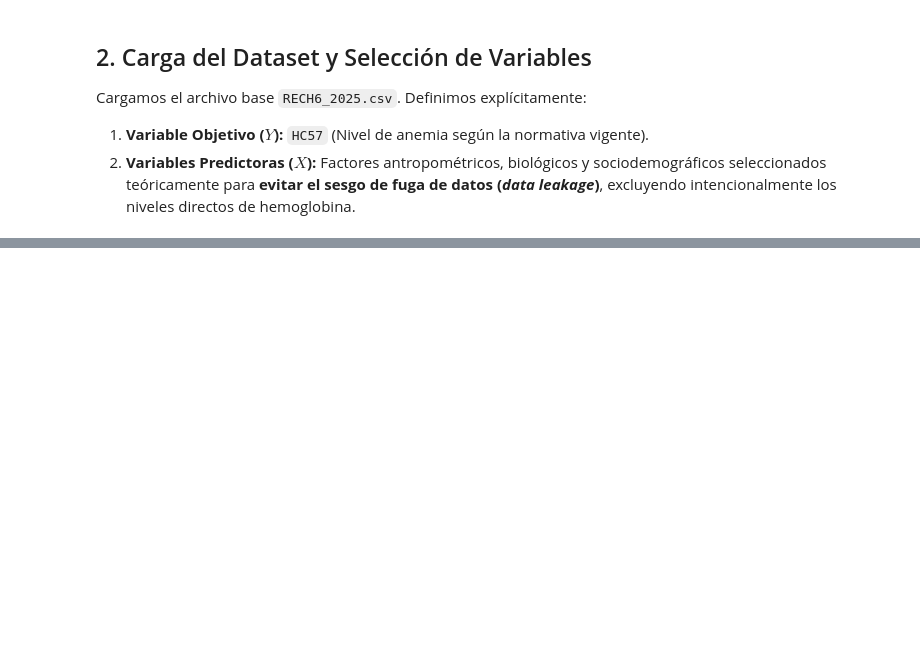
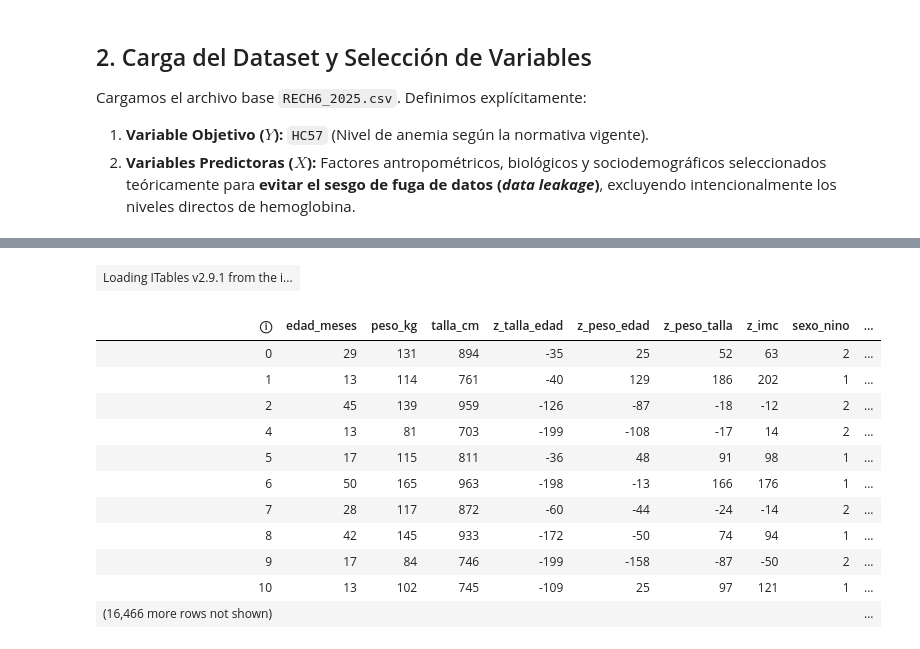
Before and after one commit to Biasphy/AnemiaLDA, a Jupyter notebook: Notebooks/main.ipynb, the cells around one changed output, grey strips where cells are left out. Cells and saved outputs as stored; diff of their text form; code cells hidden in the pictures; blank space fills up the shorter version.

Commit message:
Limpieza de NAN y valores limite

```diff
--- a/Notebooks/main.ipynb
+++ b/Notebooks/main.ipynb
@@ -63,0 +433,39 @@ Dimensiones originales del dataset cargado: (19298, 43)
+# %%
+# Definir copia para trabajar de forma segura
+df_clean_g3 = df_clean.copy()
+
+# 0. Forzar la conversión de las variables del Grupo 3 a tipo numérico
+# 'errors="coerce"' convierte cualquier texto o carácter extraño automáticamente en NaN
+cols_a_numerico = ['sexo_nino', 'educacion_madre_nivel', 'educacion_madre_anios', 'orden_nacimiento']
+for col in cols_a_numerico:
+    df_clean_g3[col] = pd.to_numeric(df_clean_g3[col], errors='coerce')
+
+# 1. Aplicar filtros de valores válidos y rangos lógicos para el Grupo 3
+condicion_g3 = (
+    df_clean_g3['sexo_nino'].isin([1, 2]) &
+    df_clean_g3['educacion_madre_nivel'].isin([0, 1, 2, 3]) &
+    (df_clean_g3['educacion_madre_anios'] >= 0) & (df_clean_g3['educacion_madre_anios'] <= 25) &
+    (df_clean_g3['orden_nacimiento'] >= 1) & (df_clean_g3['orden_nacimiento'] <= 15)
+)
+
+# Filtrar el DataFrame manteniendo solo los registros válidos del Grupo 3
+registros_antes_g3 = len(df_clean_g3)
+df_clean_g3 = df_clean_g3[condicion_g3].copy()
+registros_despues_g3 = len(df_clean_g3)
+
+print("[GRUPO 3] Resultados de Limpieza Demográfica y Familiar:")
+print(f"  - Registros antes de filtrar el Grupo 3: {registros_antes_g3}")
+print(f"  - Registros válidos tras aplicar restricciones: {registros_despues_g3}")
+print(f"  - Registros descartados: {registros_antes_g3 - registros_despues_g3}")
+
+# Actualizar nuestro DataFrame principal de trabajo
+df_clean = df_clean_g3
+
+# 2. Verificación final de frecuencias limpias para el Grupo 3
+print("\n Frecuencias depuradas del Grupo 3:")
+for var in variables_grupo3:
+    print(f"\n--- Distribución final para: [{var}] ---")
+    show(df_clean[var].value_counts().sort_index())
+
+print("Proceso de limpieza de variables predictoras (X) y objetivo (Y) completado")
+print(f"Total final de registros limpios: {len(df_clean)}")
@@ -63,0 +520,16 @@ Dimensiones originales del dataset cargado: (19298, 43)
+# %%
+show(df_clean)
+# %% [output]
+| Loading ITables v2.9.1 from the i... |
+| ⓘ | edad_meses | peso_kg | talla_cm | z_talla_edad | z_peso_edad | z_peso_talla | z_imc | sexo_nino | ... |
+| 0 | 29 | 131 | 894 | -35 | 25 | 52 | 63 | 2 | ... |
+| 1 | 13 | 114 | 761 | -40 | 129 | 186 | 202 | 1 | ... |
+| 2 | 45 | 139 | 959 | -126 | -87 | -18 | -12 | 2 | ... |
+| 4 | 13 | 81 | 703 | -199 | -108 | -17 | 14 | 2 | ... |
+| 5 | 17 | 115 | 811 | -36 | 48 | 91 | 98 | 1 | ... |
+| 6 | 50 | 165 | 963 | -198 | -13 | 166 | 176 | 1 | ... |
+| 7 | 28 | 117 | 872 | -60 | -44 | -24 | -14 | 2 | ... |
+| 8 | 42 | 145 | 933 | -172 | -50 | 74 | 94 | 1 | ... |
+| 9 | 17 | 84 | 746 | -199 | -158 | -87 | -50 | 2 | ... |
+| 10 | 13 | 102 | 745 | -109 | 25 | 97 | 121 | 1 | ... |
+| (16,466 more rows not shown) |  |  |  |  |  |  |  |  | ... |
```
Also changed, not shown: parts of 19 cells of this notebook.
